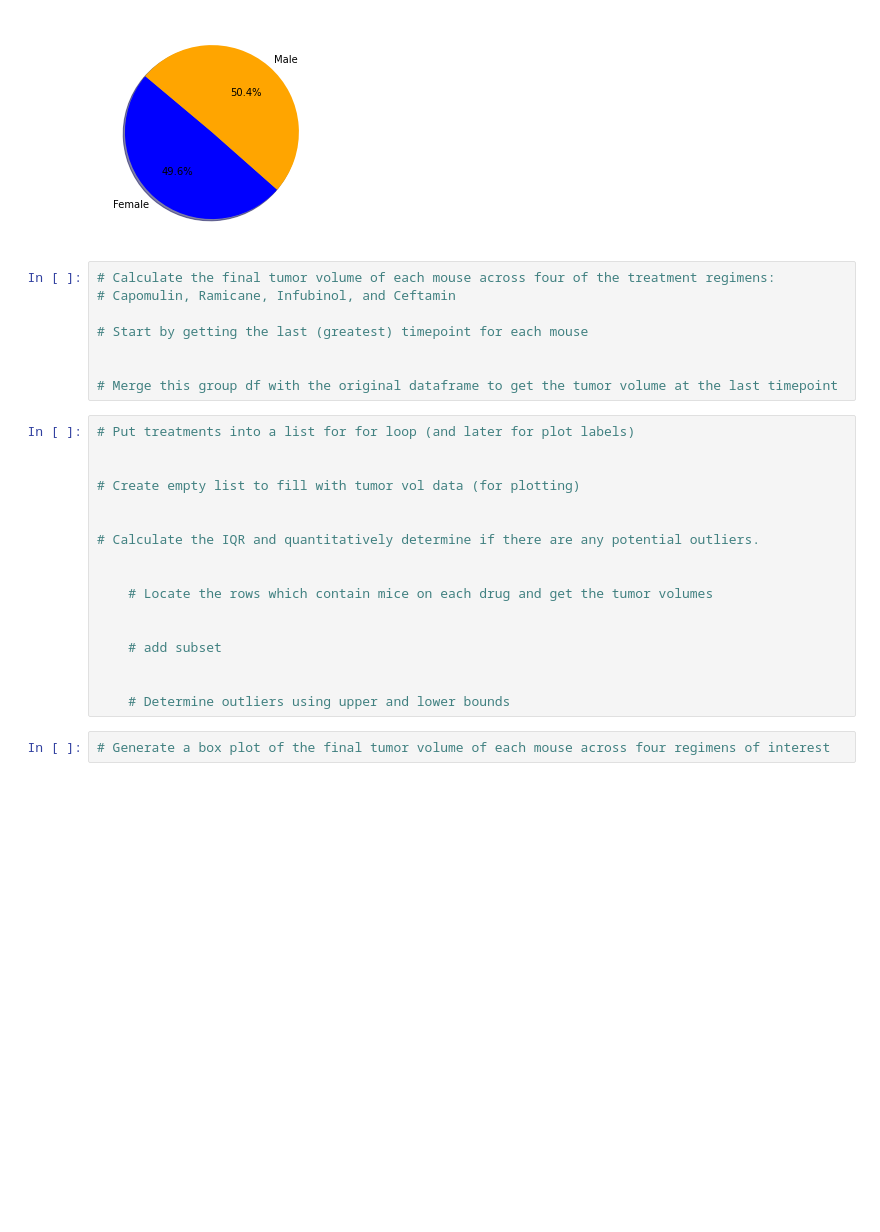
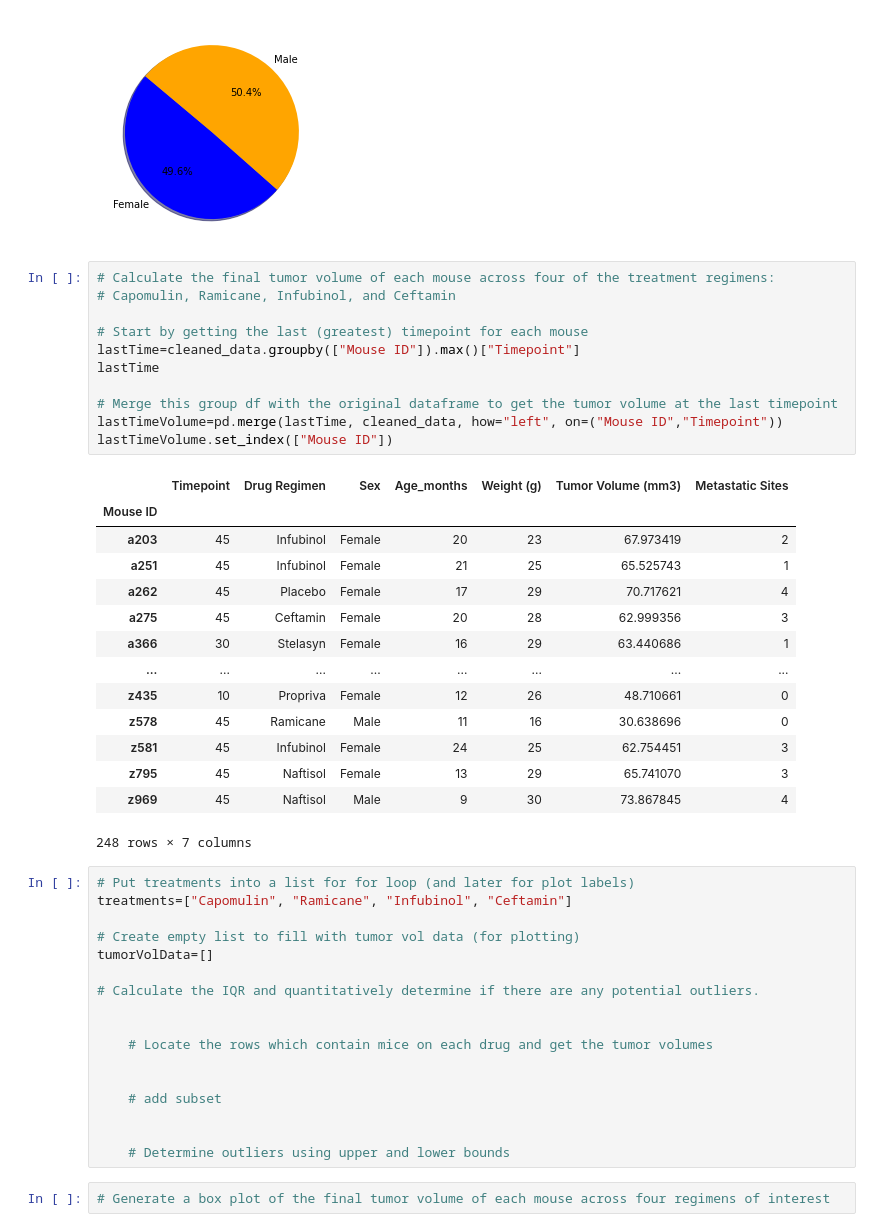
Before and after one commit to RBLevine/matplotlib-challenge, a Jupyter notebook: Pymaceuticals/pymaceuticals_starter.ipynb, the cells around one changed output. Saved outputs shown, nothing was run; the diff lists cells and outputs as text; blank space fills up the shorter version.

```diff
--- a/Pymaceuticals/pymaceuticals_starter.ipynb
+++ b/Pymaceuticals/pymaceuticals_starter.ipynb
@@ -221,17 +221,35 @@ plt.pie(sizes, labels=labels, colors=colors,
 # %%
 # Calculate the final tumor volume of each mouse across four of the treatment regimens:
 # Capomulin, Ramicane, Infubinol, and Ceftamin
 
 # Start by getting the last (greatest) timepoint for each mouse
-
+lastTime=cleaned_data.groupby(["Mouse ID"]).max()["Timepoint"]
+lastTime
 
 # Merge this group df with the original dataframe to get the tumor volume at the last timepoint
+lastTimeVolume=pd.merge(lastTime, cleaned_data, how="left", on=("Mouse ID","Timepoint"))
+lastTimeVolume.set_index(["Mouse ID"])
+# %% [output]
+|  | Timepoint | Drug Regimen | Sex | Age_months | Weight (g) | Tumor Volume (mm3) | Metastatic Sites |
+| Mouse ID |  |  |  |  |  |  |  |
+| a203 | 45 | Infubinol | Female | 20 | 23 | 67.973419 | 2 |
+| a251 | 45 | Infubinol | Female | 21 | 25 | 65.525743 | 1 |
+| a262 | 45 | Placebo | Female | 17 | 29 | 70.717621 | 4 |
+| a275 | 45 | Ceftamin | Female | 20 | 28 | 62.999356 | 3 |
+| a366 | 30 | Stelasyn | Female | 16 | 29 | 63.440686 | 1 |
+| ... | ... | ... | ... | ... | ... | ... | ... |
+| z435 | 10 | Propriva | Female | 12 | 26 | 48.710661 | 0 |
+| z578 | 45 | Ramicane | Male | 11 | 16 | 30.638696 | 0 |
+| z581 | 45 | Infubinol | Female | 24 | 25 | 62.754451 | 3 |
+| z795 | 45 | Naftisol | Female | 13 | 29 | 65.741070 | 3 |
+| z969 | 45 | Naftisol | Male | 9 | 30 | 73.867845 | 4 |
+248 rows × 7 columns
 # %%
 # Put treatments into a list for for loop (and later for plot labels)
-
+treatments=["Capomulin", "Ramicane", "Infubinol", "Ceftamin"]
 
 # Create empty list to fill with tumor vol data (for plotting)
-
+tumorVolData=[]
 
 # Calculate the IQR and quantitatively determine if there are any potential outliers.
 
```
